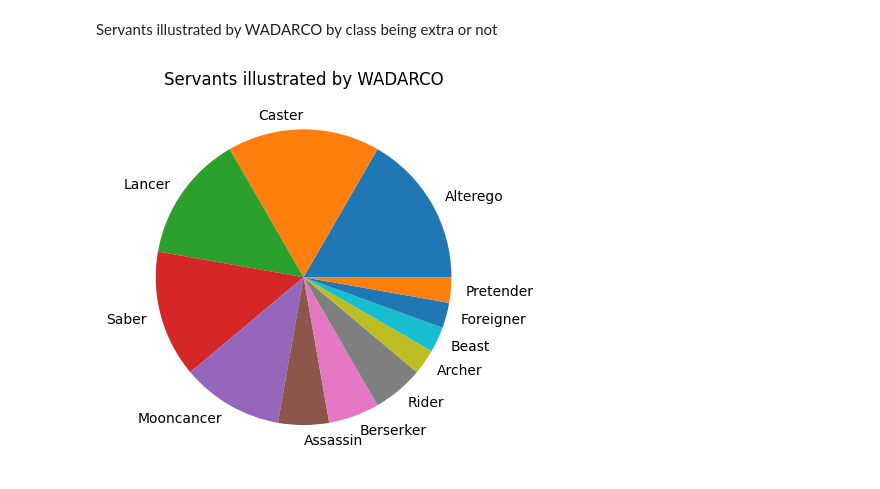
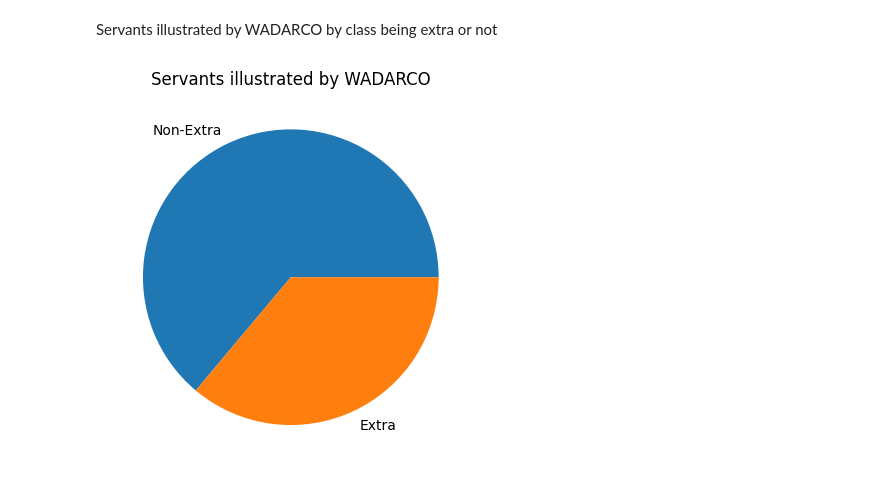
Before and after one commit to manuelelucchi/VisualizzazioneScientifica, a Jupyter notebook: Report.ipynb, the cells around one changed output. Saved outputs shown, nothing was run; the diff lists cells and outputs as text; code cells hidden in the pictures.

```diff
--- a/Report.ipynb
+++ b/Report.ipynb
@@ -264,11 +273,11 @@ plt.show() #renderlo a barre e far vedere la distribuzione totale vs quella di t
 Servants illustrated by WADARCO by class being extra or not
 # %%
 servants_by_wada = cleanData[cleanData["illustrator"] == "WADARCO"].copy()
-servants_by_wada = servants_by_wada.groupby(by='className').count().sort_values(by="id", ascending=False)
+servants_by_wada = servants_by_wada.groupby(by='extra').count().sort_values(by="id", ascending=False)
 values = servants_by_wada["id"].values
-plt.pie(values,labels=list(map(lambda x: x.title(),servants_by_wada["id"].keys())))
+plt.pie(values,labels=list(map(lambda x: "Extra" if x else "Non-Extra",servants_by_wada["id"].keys())))
 plt.title("Servants illustrated by WADARCO")
 plt.savefig("presentation/images/wadarco.png")
 plt.show()
 # %% [output]
-[figure, old version]
+[figure, new version]
```
Also changed, not shown: parts of 7 cells of this notebook, 8 other files.
